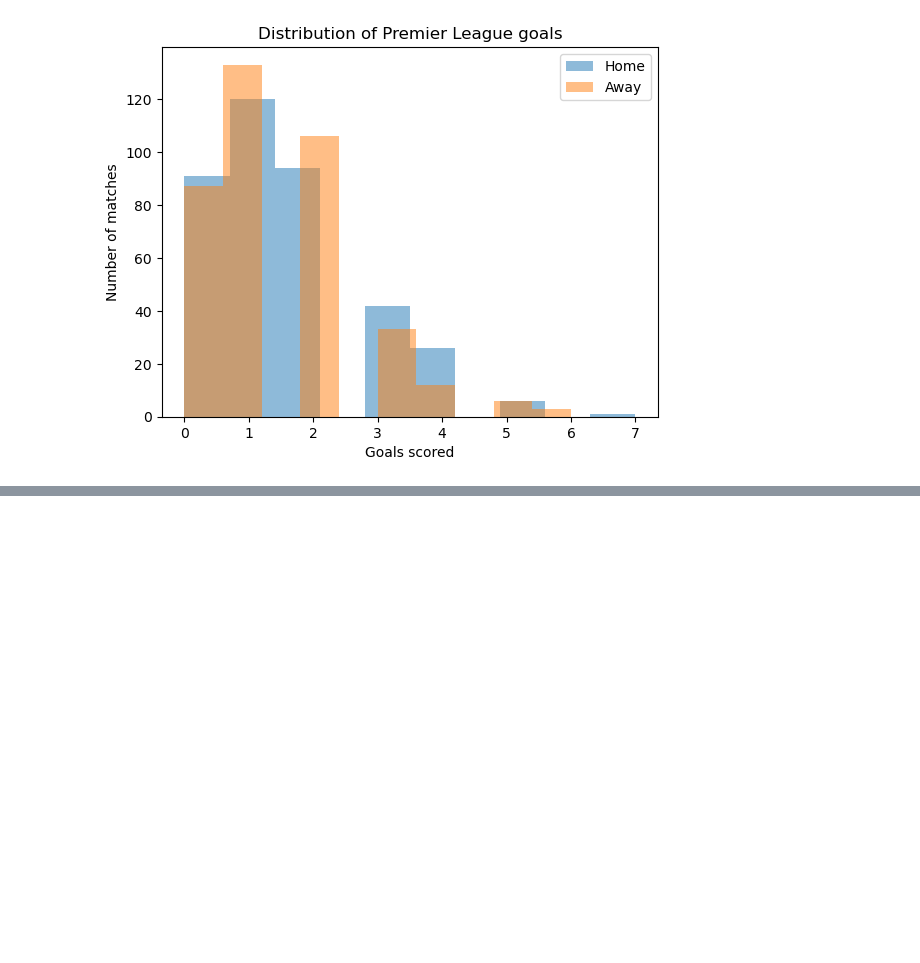
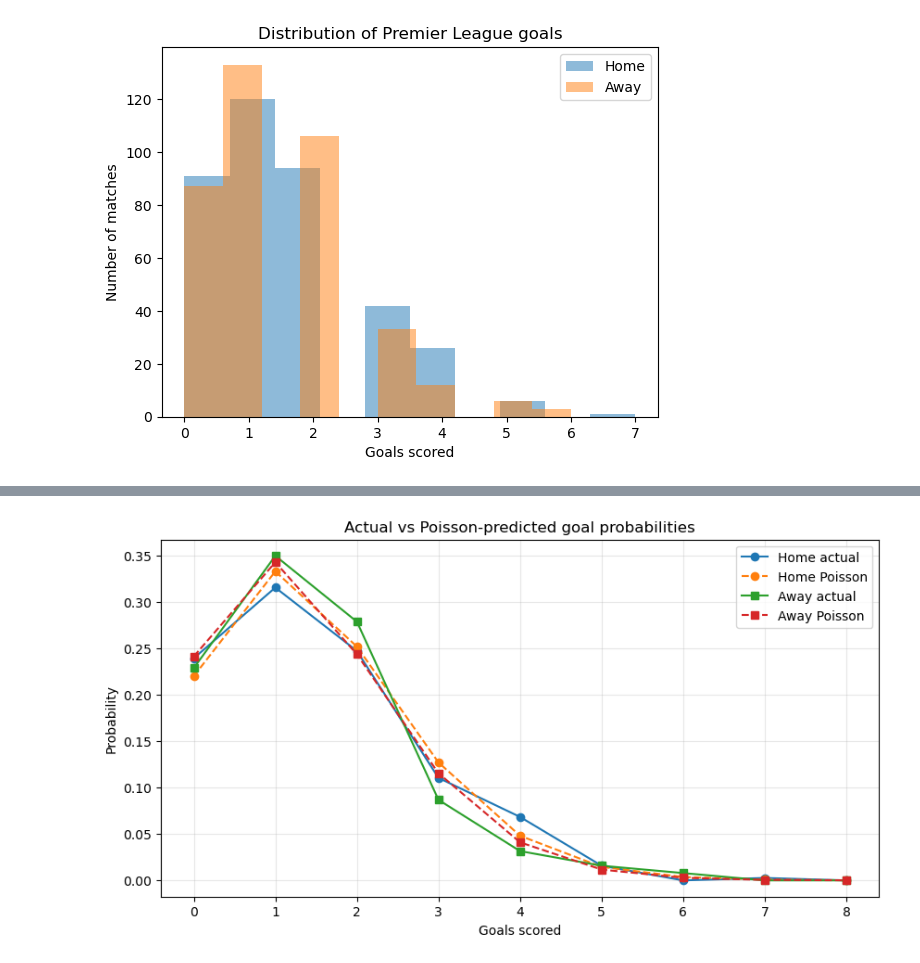
Before and after one commit to KONGSTEVEN/Football, a Jupyter notebook: notebooks/01_data_exploration.ipynb, the cells around one changed output, grey strips where cells are left out. Cells and saved outputs as stored; diff of their text form; code cells hidden in the pictures; blank space fills up the shorter version.

```diff
--- a/notebooks/01_data_exploration.ipynb
+++ b/notebooks/01_data_exploration.ipynb
@@ -65,0 +101,17 @@ plt.show()
+# %%
+from scipy.stats import poisson
+import numpy as np
+
+home_lambda = df["FTHG"].mean()
+away_lambda = df["FTAG"].mean()
+
+goals = np.arange(0, 9)
+
+home_predicted = poisson.pmf(goals, home_lambda)
+away_predicted = poisson.pmf(goals, away_lambda)
+
+print("Home predicted probabilities:")
+print(home_predicted)
+
+print("Away predicted probabilities:")
+print(away_predicted)
@@ -65,0 +127,24 @@ plt.show()
+# %%
+home_actual = df["FTHG"].value_counts(normalize=True).sort_index()
+away_actual = df["FTAG"].value_counts(normalize=True).sort_index()
+
+home_actual = home_actual.reindex(goals, fill_value=0)
+away_actual = away_actual.reindex(goals, fill_value=0)
+
+plt.figure(figsize=(10, 5))
+
+plt.plot(goals, home_actual, "o-", label="Home actual")
+plt.plot(goals, home_predicted, "o--", label="Home Poisson")
+
+plt.plot(goals, away_actual, "s-", label="Away actual")
+plt.plot(goals, away_predicted, "s--", label="Away Poisson")
+
+plt.xlabel("Goals scored")
+plt.ylabel("Probability")
+plt.title("Actual vs Poisson-predicted goal probabilities")
+plt.xticks(goals)
+plt.legend()
+plt.grid(alpha=0.3)
+plt.show()
+# %% [output]
+[figure, added]
```
Also changed, not shown: parts of 15 cells of this notebook, 2 other files.
